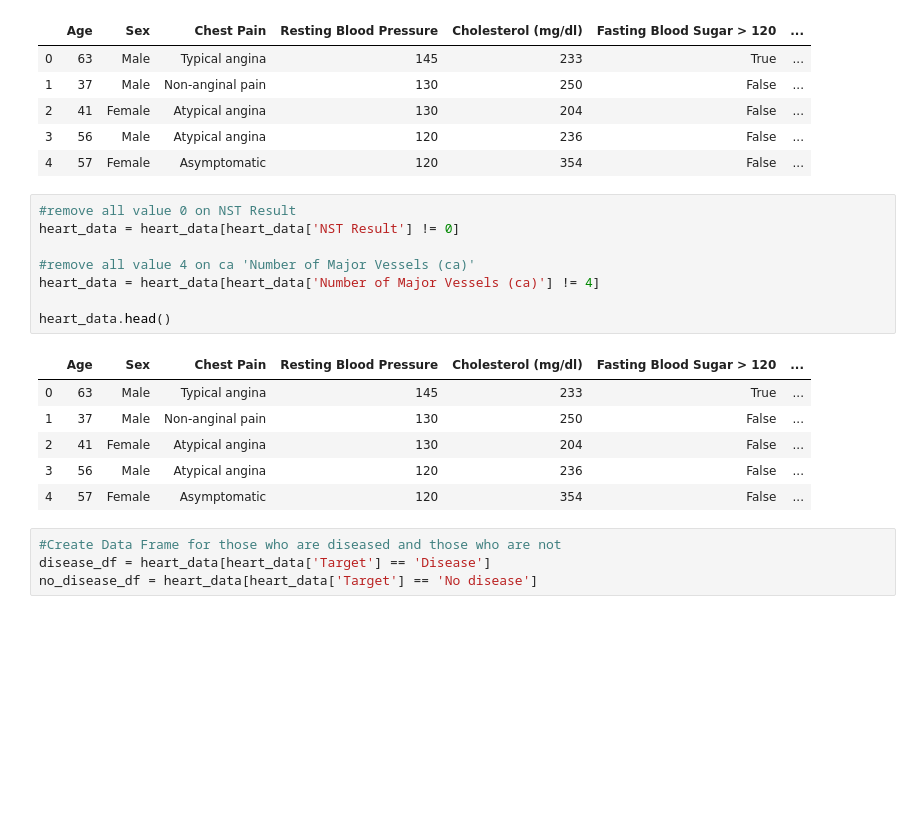
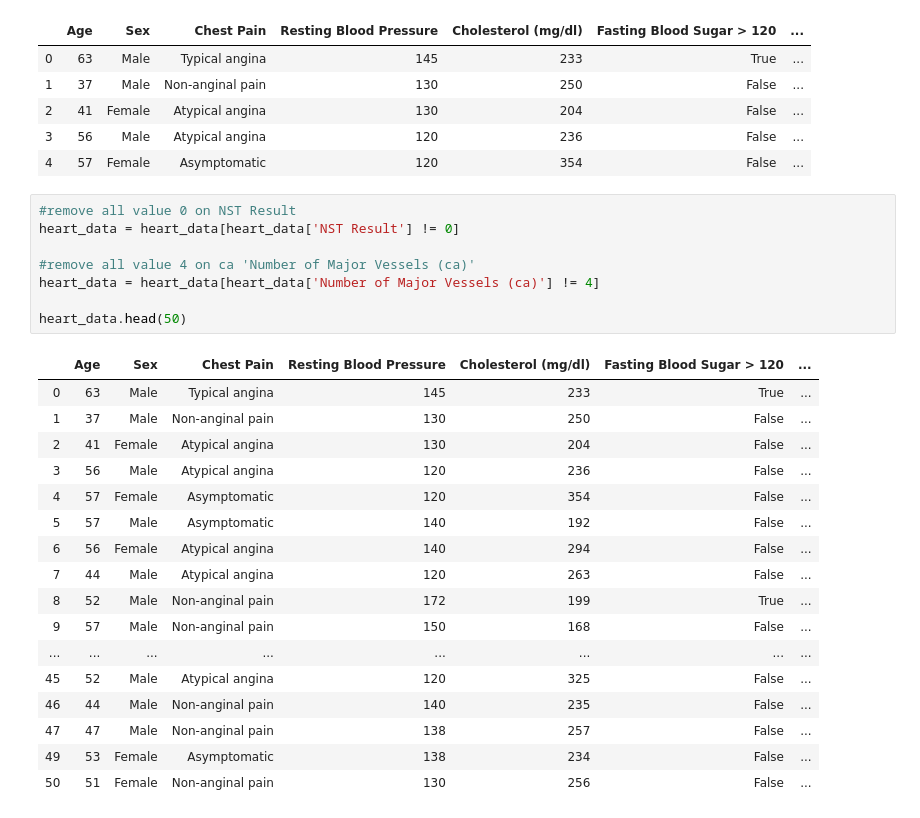
Before and after one commit to terrylashley/heart_project, a Jupyter notebook: heart_main.ipynb, the cells around one changed output. Drawn from its saved outputs; the diff is of its cells as text; blank space fills up the shorter version.

```diff
--- a/heart_main.ipynb
+++ b/heart_main.ipynb
@@ -72,19 +72,26 @@ heart_data.head()
 # %%
 #remove all value 0 on NST Result
 heart_data = heart_data[heart_data['NST Result'] != 0]
 
 #remove all value 4 on ca 'Number of Major Vessels (ca)'
 heart_data = heart_data[heart_data['Number of Major Vessels (ca)'] != 4]
 
-heart_data.head()
+heart_data.head(50)
 # %% [output]
 |  | Age | Sex | Chest Pain | Resting Blood Pressure | Cholesterol (mg/dl) | Fasting Blood Sugar > 120 | ... |
 | 0 | 63 | Male | Typical angina | 145 | 233 | True | ... |
 | 1 | 37 | Male | Non-anginal pain | 130 | 250 | False | ... |
 | 2 | 41 | Female | Atypical angina | 130 | 204 | False | ... |
 | 3 | 56 | Male | Atypical angina | 120 | 236 | False | ... |
 | 4 | 57 | Female | Asymptomatic | 120 | 354 | False | ... |
+| 5 | 57 | Male | Asymptomatic | 140 | 192 | False | ... |
+| 6 | 56 | Female | Atypical angina | 140 | 294 | False | ... |
+| 7 | 44 | Male | Atypical angina | 120 | 263 | False | ... |
+| 8 | 52 | Male | Non-anginal pain | 172 | 199 | True | ... |
+| 9 | 57 | Male | Non-anginal pain | 150 | 168 | False | ... |
+| ... | ... | ... | ... | ... | ... | ... | ... |
+| 45 | 52 | Male | Atypical angina | 120 | 325 | False | ... |
+| 46 | 44 | Male | Non-anginal pain | 140 | 235 | False | ... |
+| 47 | 47 | Male | Non-anginal pain | 138 | 257 | False | ... |
+| 49 | 53 | Female | Asymptomatic | 138 | 234 | False | ... |
+| 50 | 51 | Female | Non-anginal pain | 130 | 256 | False | ... |
-# %%
-#Create Data Frame for those who are diseased and those who are not
-disease_df = heart_data[heart_data['Target'] == 'Disease']
-no_disease_df = heart_data[heart_data['Target'] == 'No disease']
```
Also changed, not shown: parts of 2 cells of this notebook, 1 other file.
